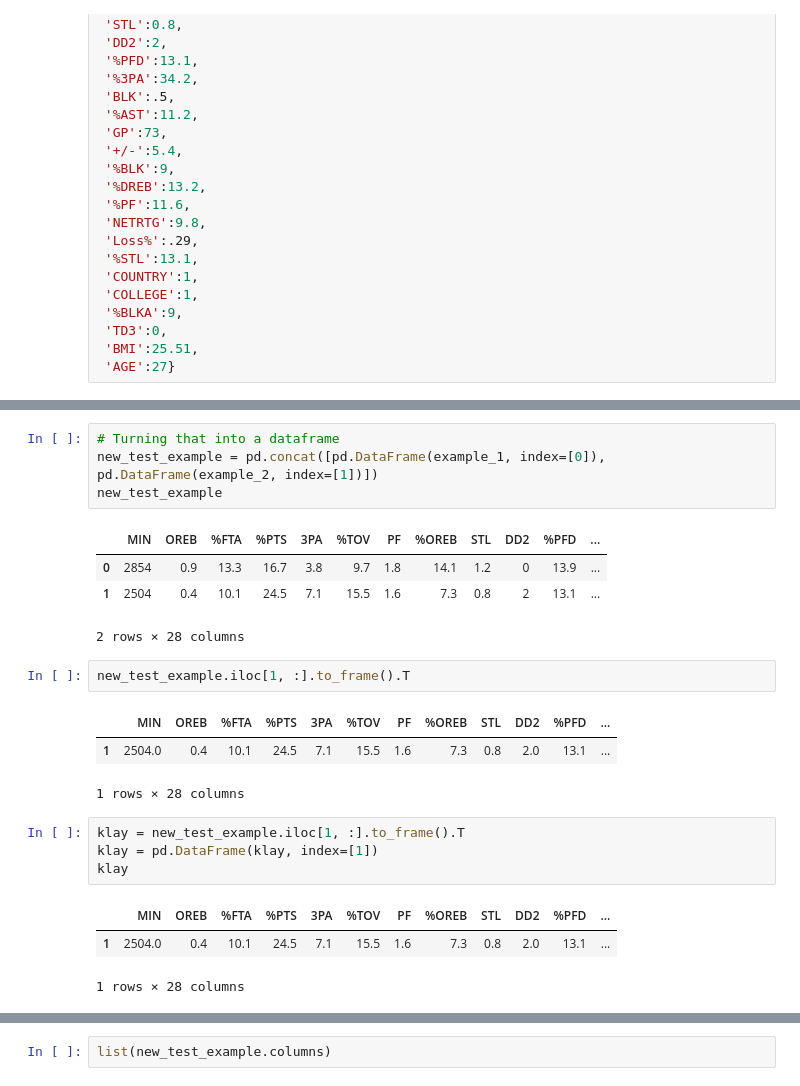
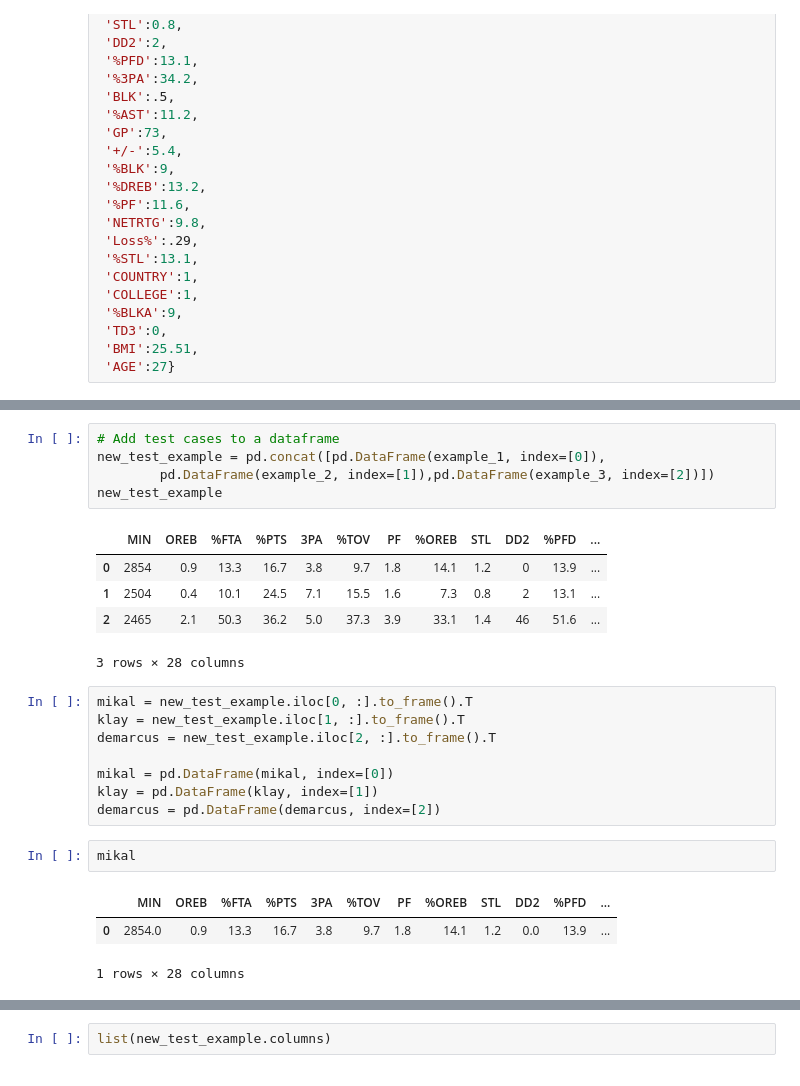
Before and after one commit to RH3421/NBA_Injury_Predictor_App, a Jupyter notebook: App.ipynb, the cells around one changed output, grey strips where cells are left out. Drawn from its saved outputs; the diff is of its cells as text.

```diff
--- a/App.ipynb
+++ b/App.ipynb
@@ -99,23 +131,25 @@ example_2 = { 'MIN':2504,
 # %%
-# Turning that into a dataframe
-new_test_example = pd.concat([pd.DataFrame(example_1, index=[0]), pd.DataFrame(example_2, index=[1])])
+# Add test cases to a dataframe
+new_test_example = pd.concat([pd.DataFrame(example_1, index=[0]),
+        pd.DataFrame(example_2, index=[1]),pd.DataFrame(example_3, index=[2])])
 new_test_example
 # %% [output]
 |  | MIN | OREB | %FTA | %PTS | 3PA | %TOV | PF | %OREB | STL | DD2 | %PFD | ... |
 | 0 | 2854 | 0.9 | 13.3 | 16.7 | 3.8 | 9.7 | 1.8 | 14.1 | 1.2 | 0 | 13.9 | ... |
 | 1 | 2504 | 0.4 | 10.1 | 24.5 | 7.1 | 15.5 | 1.6 | 7.3 | 0.8 | 2 | 13.1 | ... |
+| 2 | 2465 | 2.1 | 50.3 | 36.2 | 5.0 | 37.3 | 3.9 | 33.1 | 1.4 | 46 | 51.6 | ... |
-2 rows × 28 columns
+3 rows × 28 columns
-# %%
-new_test_example.iloc[1, :].to_frame().T
-# %% [output]
-|  | MIN | OREB | %FTA | %PTS | 3PA | %TOV | PF | %OREB | STL | DD2 | %PFD | ... |
-| 1 | 2504.0 | 0.4 | 10.1 | 24.5 | 7.1 | 15.5 | 1.6 | 7.3 | 0.8 | 2.0 | 13.1 | ... |
-1 rows × 28 columns
-# %%
-klay = new_test_example.iloc[1, :].to_frame().T
-klay = pd.DataFrame(klay, index=[1])
-klay
-# %% [output]
-|  | MIN | OREB | %FTA | %PTS | 3PA | %TOV | PF | %OREB | STL | DD2 | %PFD | ... |
-| 1 | 2504.0 | 0.4 | 10.1 | 24.5 | 7.1 | 15.5 | 1.6 | 7.3 | 0.8 | 2.0 | 13.1 | ... |
-1 rows × 28 columns
+# %%
+mikal = new_test_example.iloc[0, :].to_frame().T
+klay = new_test_example.iloc[1, :].to_frame().T
+demarcus = new_test_example.iloc[2, :].to_frame().T
+
+mikal = pd.DataFrame(mikal, index=[0])
+klay = pd.DataFrame(klay, index=[1])
+demarcus = pd.DataFrame(demarcus, index=[2])
+# %%
+mikal
+# %% [output]
+|  | MIN | OREB | %FTA | %PTS | 3PA | %TOV | PF | %OREB | STL | DD2 | %PFD | ... |
+| 0 | 2854.0 | 0.9 | 13.3 | 16.7 | 3.8 | 9.7 | 1.8 | 14.1 | 1.2 | 0.0 | 13.9 | ... |
+1 rows × 28 columns
```
Also changed, not shown: parts of 13 cells of this notebook, 4 other files.
